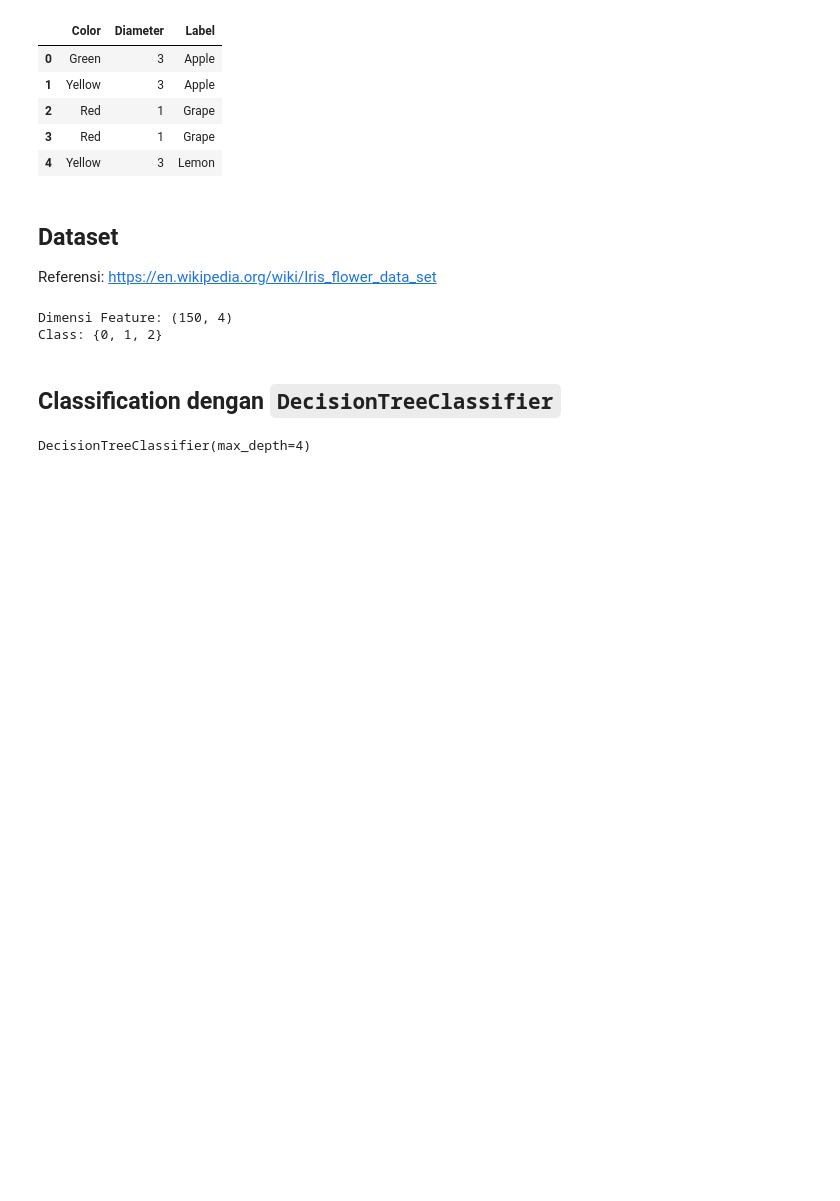
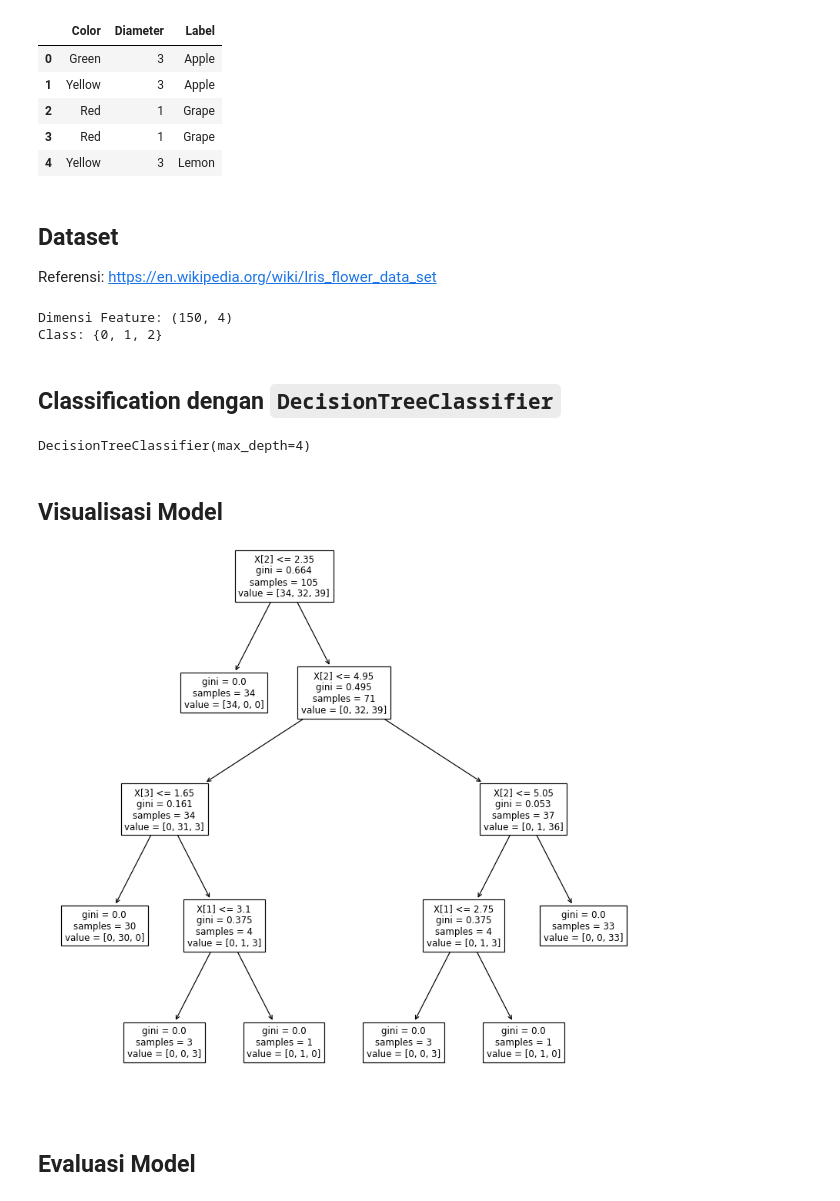
Before and after one commit to ighfirlyan/scikit-learn, a Jupyter notebook: 15_decision_tree_classification.ipynb, the cells around one changed output. Cells and saved outputs as stored; diff of their text form; code cells hidden in the pictures; blank space fills up the shorter version.

Commit message:
update sklearn

```diff
--- a/15_decision_tree_classification.ipynb
+++ b/15_decision_tree_classification.ipynb
@@ -124,3 +124,17 @@ model = DecisionTreeClassifier(max_depth=4)
 model.fit(X_train, y_train)
 # %% [output]
 DecisionTreeClassifier(max_depth=4)
+# %% [markdown]
+## Visualisasi Model
+# %%
+import matplotlib.pyplot as plt
+from sklearn import tree
+
+plt.rcParams['figure.dpi'] = 85
+plt.subplots(figsize=(10, 10))
+tree.plot_tree(model, fontsize=10)
+plt.show()
+# %% [output]
+[figure, added]
+# %% [markdown]
+## Evaluasi Model
```
Also changed, not shown: parts of 1 cell of this notebook.
